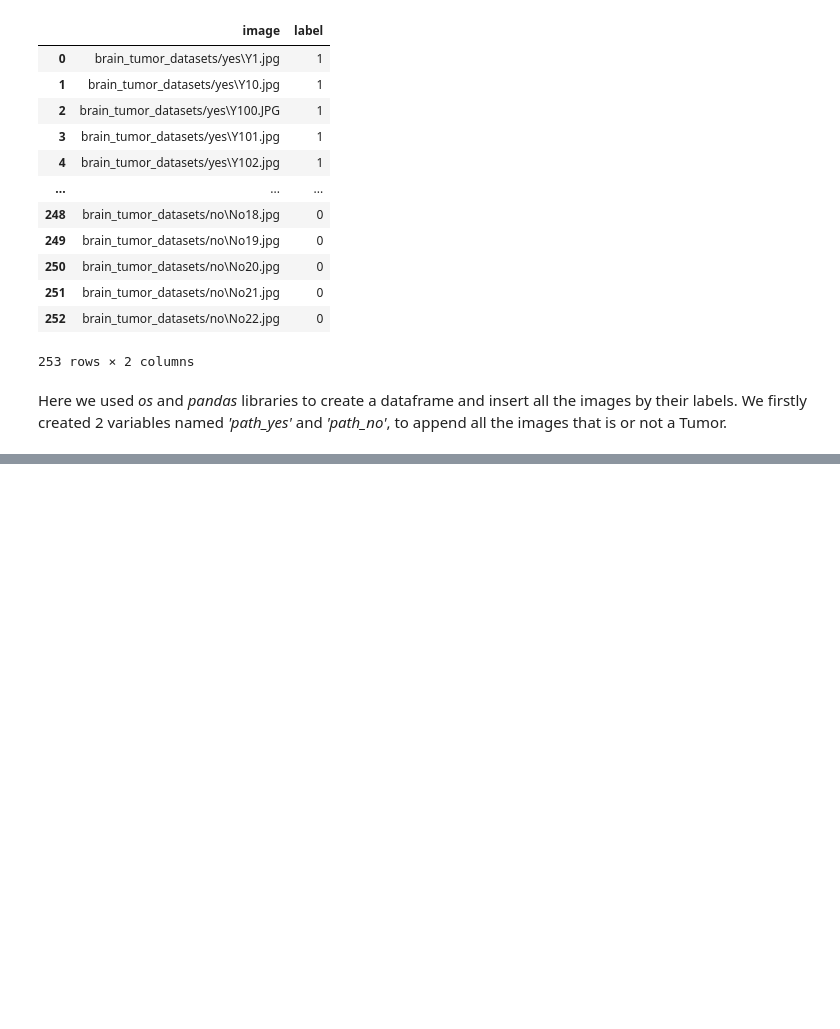
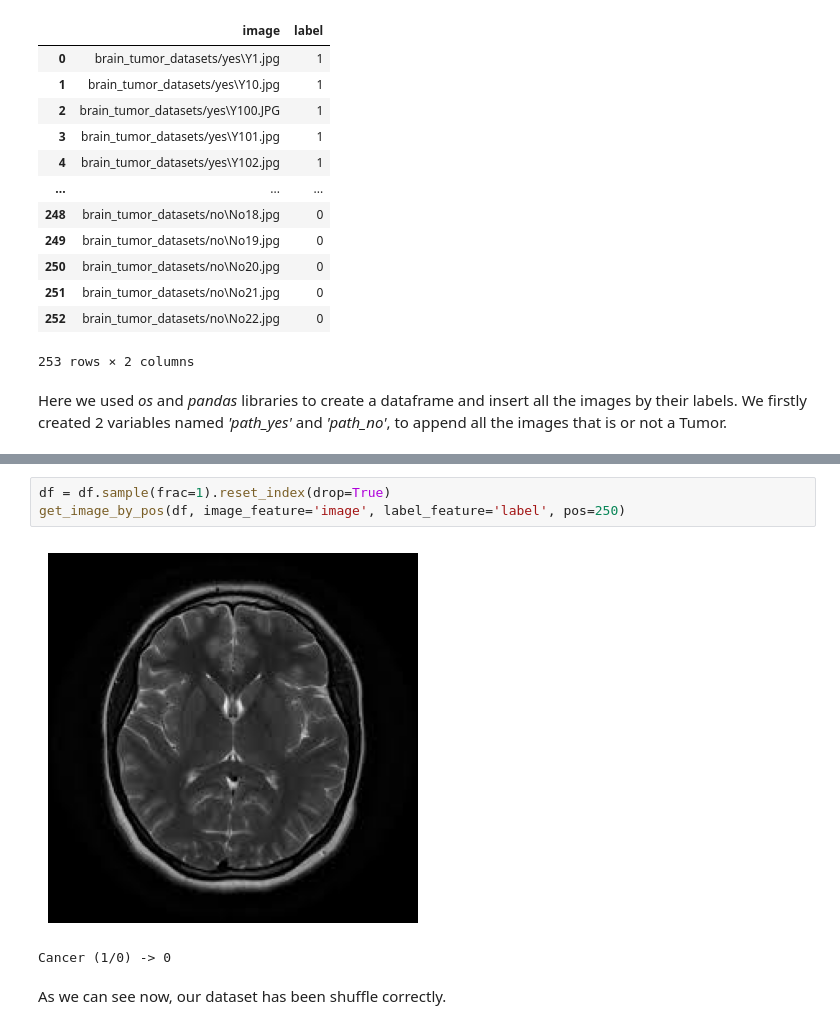
Before and after one commit to LCDA-UCP/dl_with_pytorch, a Jupyter notebook: Brain Tumor Detection/Brain_Tumor_Detection_code/brainTumorDetection.ipynb, the cells around one changed output, grey strips where cells are left out. Saved outputs shown, nothing was run; the diff lists cells and outputs as text; blank space fills up the shorter version.

```diff
--- a/Brain Tumor Detection/Brain_Tumor_Detection_code/brainTumorDetection.ipynb
+++ b/Brain Tumor Detection/Brain_Tumor_Detection_code/brainTumorDetection.ipynb
@@ -61,0 +70,8 @@ Just to check that the images were correctly appended, we created a function tha
+# %%
+df = df.sample(frac=1).reset_index(drop=True)
+get_image_by_pos(df, image_feature='image', label_feature='label', pos=250)
+# %% [output]
+[figure, added]
+Cancer (1/0) -> 0
+# %% [markdown]
+As we can see now, our dataset has been shuffle correctly.
```
Also changed, not shown: parts of 5 cells of this notebook.
